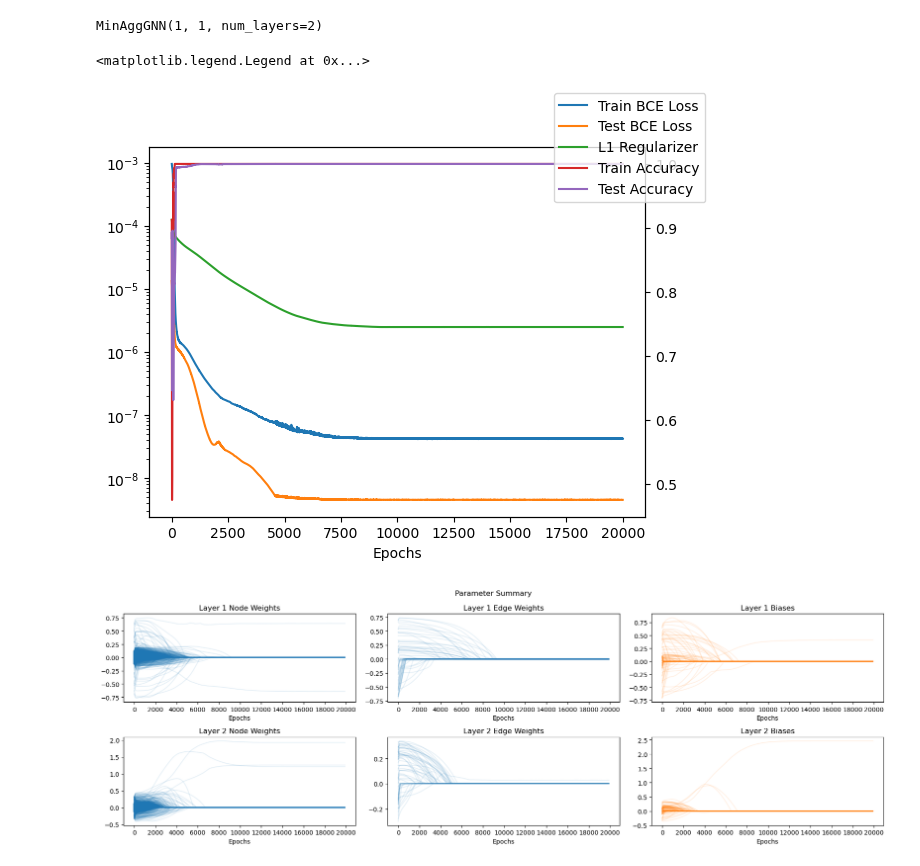
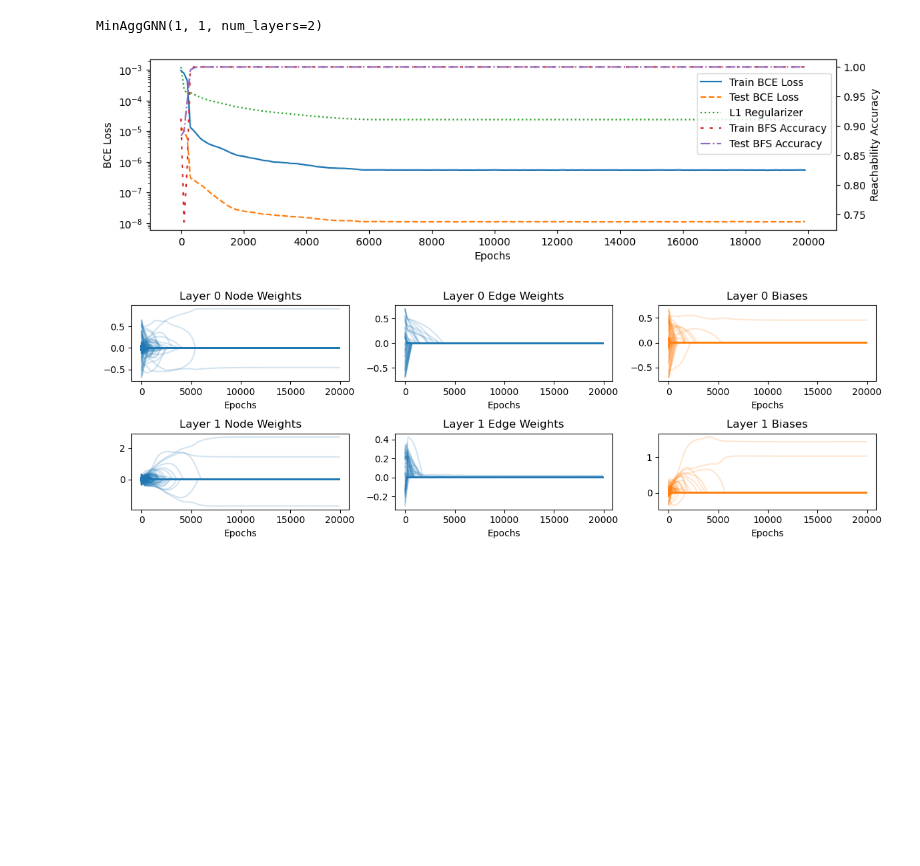
Before and after one commit to pnnl/MINAR, a Jupyter notebook: train_gnn_bfs.ipynb, the cells around one changed output. Saved outputs shown, nothing was run; the diff lists cells and outputs as text; code cells hidden in the pictures; blank space fills up the shorter version.

Commit message:
plots for manuscript

```diff
--- a/train_gnn_bfs.ipynb
+++ b/train_gnn_bfs.ipynb
@@ -36,7 +36,7 @@ from tqdm import tqdm
 criterion = torch.nn.BCEWithLogitsLoss(pos_weight=weight)
 optimizer = torch.optim.AdamW(model.parameters(), lr = 0.001)
 epochs = 20000
-eta = 1e-7
+eta = 1e-6
 
 def training():
     model.train()
@@ -92,21 +92,26 @@ MinAggGNN(1, 1, num_layers=2)
 # %%
 from matplotlib import pyplot as plt
 
-fig, ax = plt.subplots()
-ax.plot(bce_losses.detach(), label='Train BCE Loss')
-ax.plot(test_losses.detach(), label='Test BCE Loss')
-ax.plot((eta * l1_regs).detach(), label='L1 Regularizer')
+fig, ax = plt.subplots(1,1, figsize = (12,3))
+ax.plot(bce_losses[0:epochs:100].detach(), label='Train BCE Loss')
+ax.plot(test_losses[0:epochs:100].detach(), label='Test BCE Loss', ls='dashed')
+ax.plot((eta * l1_regs)[0:epochs:100].detach(), label='L1 Regularizer', ls='dotted')
 ax.set_yscale('log')
+ax.set_ylabel('BCE Loss')
 
 ax2 = ax.twinx()
-ax2.plot(train_accs.detach(), label='Train Accuracy', color='tab:red')
-ax2.plot(test_accs.detach(), label='Test Accuracy', color='tab:purple')
+ax2.plot(train_accs[0:epochs:100].detach(), label='Train BFS Accuracy', color='tab:red', ls=(0, (2, 4)))
+ax2.plot(test_accs[0:epochs:100].detach(), label='Test BFS Accuracy', color='tab:purple', ls='dashdot')
+ax2.set_ylabel('Reachability Accuracy')
 
+ax.set_xticks(range(0, len(model_checkpoints)+1, len(model_checkpoints) // 10))
+ax.set_xticklabels(range(0, epochs+1, epochs // 10))
 ax.set_xlabel('Epochs')
-fig.legend()
+
+fig.legend(bbox_to_anchor=(.9, .84), loc='upper right')
+plt.savefig('images/bfs_loss.pdf', bbox_inches='tight')
 # %% [output]
-<matplotlib.legend.Legend at 0x...>
-[figure, old version]
+[figure, new version]
 # %%
 node_weights_0 = torch.empty((len(model_checkpoints),
                          len(model.state_dict()['convs.0.agg_mlp.lins.0.weight'][:,:-1].flatten())
@@ -142,36 +147,37 @@ for i, checkpoint in enumerate(model_checkpoints):
     biases_1[i] = torch.cat((checkpoint['convs.1.agg_mlp.lins.0.bias'].flatten(),
                               checkpoint['convs.1.agg_mlp.lins.1.bias'].flatten()))
 
-fig, ax = plt.subplots(2,3, figsize = (18,6))
+fig, ax = plt.subplots(2,3, figsize = (12,4))
 
 n_ticks = 5
-ax[0,0].set_title('Layer 1 Node Weights')
-ax[0,0].plot(node_weights_0.detach(), c = 'tab:blue', alpha = 0.1)
+ax[0,0].set_title('Layer 0 Node Weights')
+ax[0,0].plot(node_weights_0.detach(), c = 'tab:blue', alpha = 0.2)
 
-ax[0,1].set_title('Layer 1 Edge Weights')
-ax[0,1].plot(edge_weights_0.detach(), c = 'tab:blue', alpha = 0.1)
+ax[0,1].set_title('Layer 0 Edge Weights')
+ax[0,1].plot(edge_weights_0.detach(), c = 'tab:blue', alpha = 0.2)
 
-ax[0,2].set_title('Layer 1 Biases')
-ax[0,2].plot(biases_0.detach(), c = 'tab:orange', alpha = 0.1)
+ax[0,2].set_title('Layer 0 Biases')
+ax[0,2].plot(biases_0.detach(), c = 'tab:orange', alpha = 0.2)
 
-ax[1,0].set_title('Layer 2 Node Weights')
-ax[1,0].plot(node_weights_1.detach(), c = 'tab:blue', alpha = 0.1)
+ax[1,0].set_title('Layer 1 Node Weights')
+ax[1,0].plot(node_weights_1.detach(), c = 'tab:blue', alpha = 0.2)
 
-ax[1,1].set_title('Layer 2 Edge Weights')
-ax[1,1].plot(edge_weights_1.detach(), c = 'tab:blue', alpha = 0.1)
+ax[1,1].set_title('Layer 1 Edge Weights')
+ax[1,1].plot(edge_weights_1.detach(), c = 'tab:blue', alpha = 0.2)
 
-ax[1,2].set_title('Layer 2 Biases')
-ax[1,2].plot(biases_1.detach(), c = 'tab:orange', alpha = 0.1)
+ax[1,2].set_title('Layer 1 Biases')
+ax[1,2].plot(biases_1.detach(), c = 'tab:orange', alpha = 0.2)
 
 for axes in ax.flatten():
-    axes.set_xticks(range(0, len(model_checkpoints)+1, len(model_checkpoints) // 10))
-    axes.set_xticklabels(range(0, epochs+1, epochs // 10))
+    axes.set_xticks(range(0, len(model_checkpoints)+1, len(model_checkpoints) // 4))
+    axes.set_xticklabels(range(0, epochs+1, epochs // 4))
     axes.set_xlabel('Epochs')
 
-fig.suptitle('Parameter Summary')
+# fig.suptitle('Parameter Summary')
 fig.tight_layout()
+plt.savefig('images/parallel_params.pdf', bbox_inches='tight')
 # %% [output]
-[figure, old version]
+[figure, new version]
 # %%
 torch.save(model.state_dict(), 'model_progress/bfs/model_final.pt')
 torch.save(model_checkpoints, 'model_progress/bfs/model_checkpoints.pt')
```
Also changed, not shown: 14 other files.
